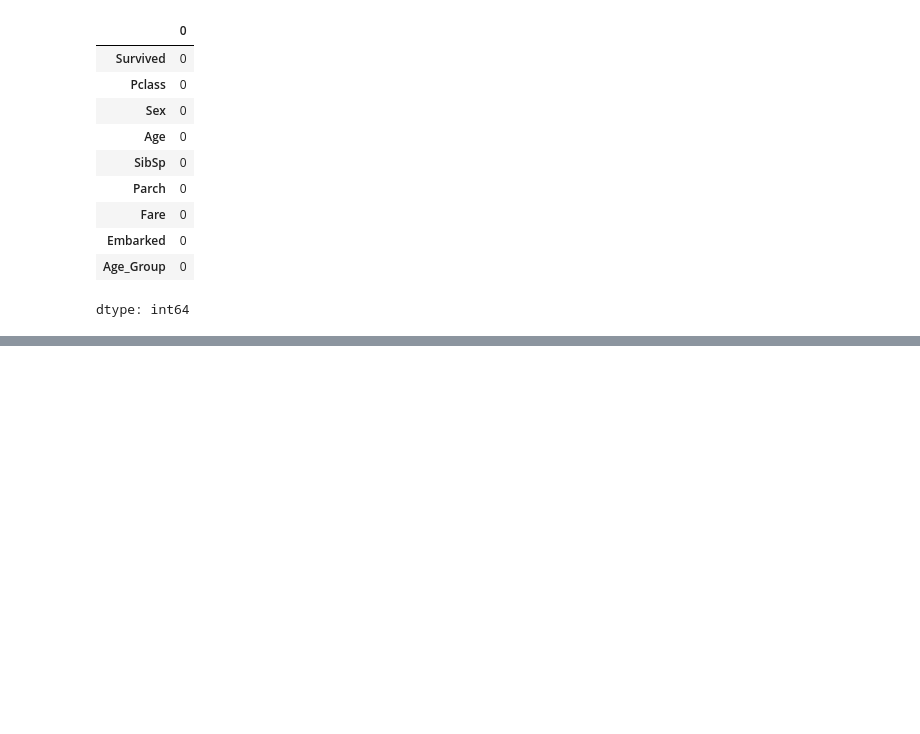
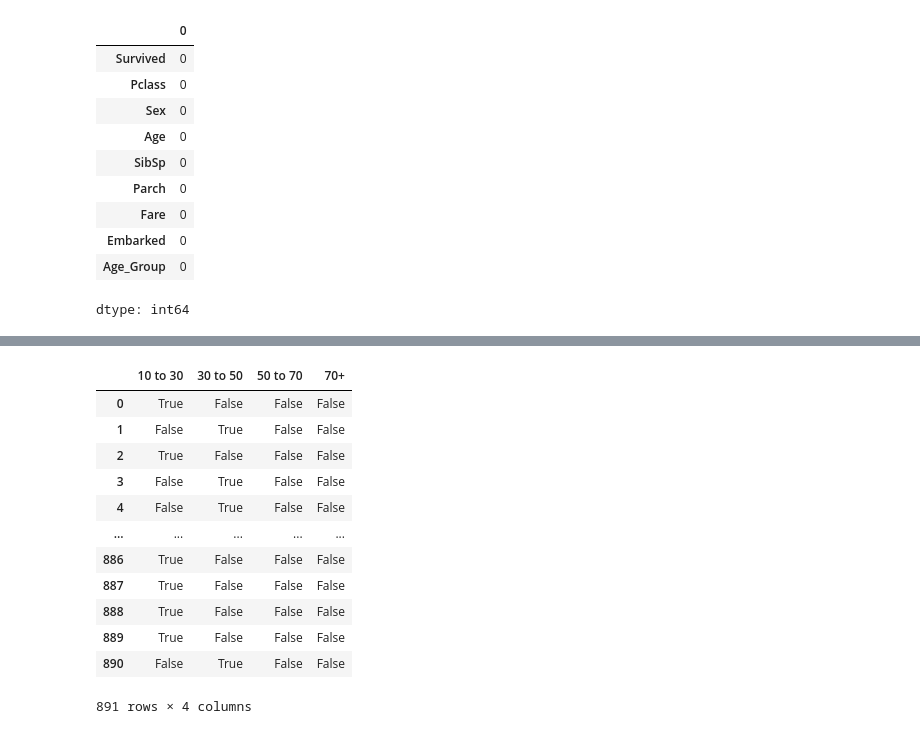
Before and after one commit to malavika-aiml/MLPROJECT, a Jupyter notebook: LogisticRegression.ipynb, the cells around one changed output, grey strips where cells are left out. Saved outputs shown, nothing was run; the diff lists cells and outputs as text; code cells hidden in the pictures; blank space fills up the shorter version.

```diff
--- a/LogisticRegression.ipynb
+++ b/LogisticRegression.ipynb
@@ -221,0 +231,18 @@ dtype: int64
+# %%
+Age_grp=pd.get_dummies(training_set["Age_Group"],drop_first=True)
+# %%
+Age_grp
+# %% [output]
+|  | 10 to 30 | 30 to 50 | 50 to 70 | 70+ |
+| 0 | True | False | False | False |
+| 1 | False | True | False | False |
+| 2 | True | False | False | False |
+| 3 | False | True | False | False |
+| 4 | False | True | False | False |
+| ... | ... | ... | ... | ... |
+| 886 | True | False | False | False |
+| 887 | True | False | False | False |
+| 888 | True | False | False | False |
+| 889 | True | False | False | False |
+| 890 | False | True | False | False |
+891 rows × 4 columns
```
Also changed, not shown: parts of 16 cells of this notebook.
